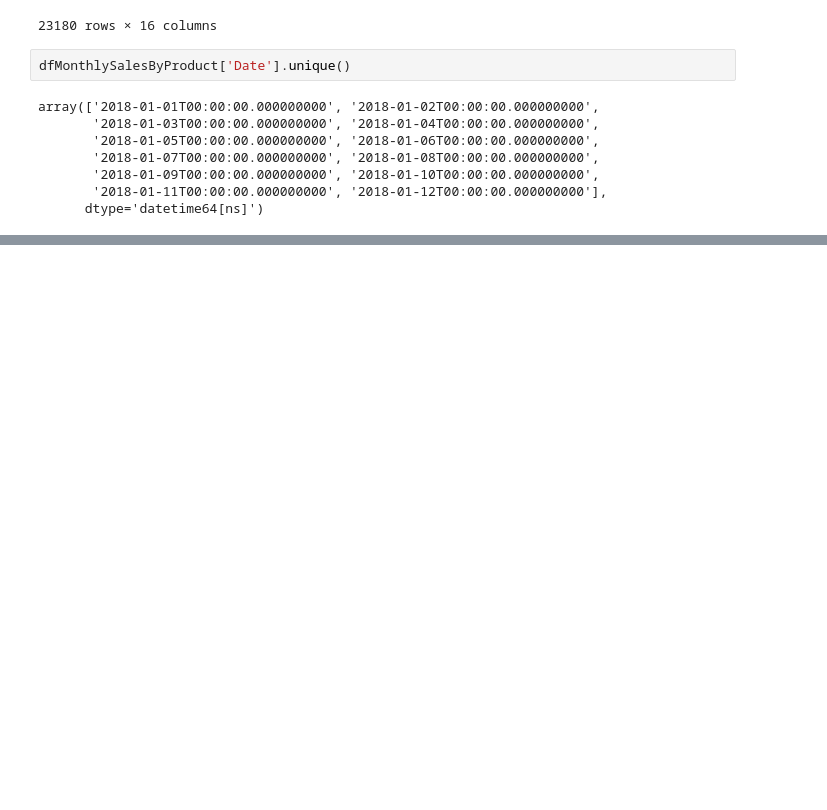
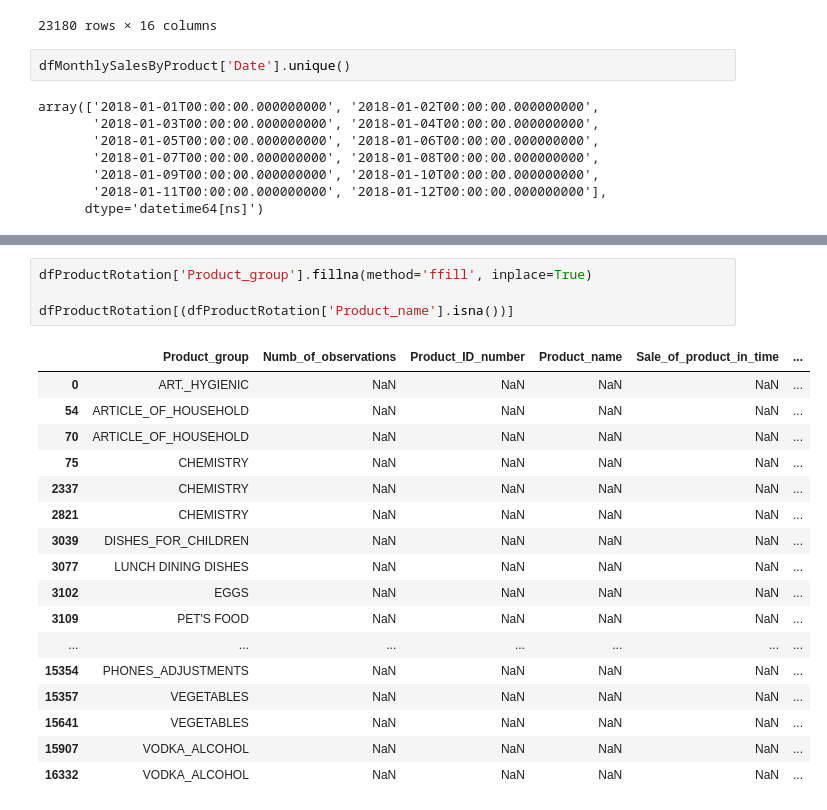
Before and after one commit to georgeolivares/Analisis-de-tienda-Poland, a Jupyter notebook: Analisis de tienda.ipynb, the cells around one changed output, grey strips where cells are left out. Saved outputs shown, nothing was run; the diff lists cells and outputs as text; blank space fills up the shorter version.

```diff
--- a/Analisis de tienda.ipynb
+++ b/Analisis de tienda.ipynb
@@ -464,0 +569,22 @@ array(['2018-01-01T00:00:00.000000000', '2018-01-02T00:00:00.000000000',
+# %%
+dfProductRotation['Product_group'].fillna(method='ffill', inplace=True)
+
+dfProductRotation[(dfProductRotation['Product_name'].isna())]
+# %% [output]
+|  | Product_group | Numb_of_observations | Product_ID_number | Product_name | Sale_of_product_in_time | ... |
+| 0 | ART._HYGIENIC | NaN | NaN | NaN | NaN | ... |
+| 54 | ARTICLE_OF_HOUSEHOLD | NaN | NaN | NaN | NaN | ... |
+| 70 | ARTICLE_OF_HOUSEHOLD | NaN | NaN | NaN | NaN | ... |
+| 75 | CHEMISTRY | NaN | NaN | NaN | NaN | ... |
+| 2337 | CHEMISTRY | NaN | NaN | NaN | NaN | ... |
+| 2821 | CHEMISTRY | NaN | NaN | NaN | NaN | ... |
+| 3039 | DISHES_FOR_CHILDREN | NaN | NaN | NaN | NaN | ... |
+| 3077 | LUNCH DINING DISHES | NaN | NaN | NaN | NaN | ... |
+| 3102 | EGGS | NaN | NaN | NaN | NaN | ... |
+| 3109 | PET'S FOOD | NaN | NaN | NaN | NaN | ... |
+| ... | ... | ... | ... | ... | ... | ... |
+| 15354 | PHONES_ADJUSTMENTS | NaN | NaN | NaN | NaN | ... |
+| 15357 | VEGETABLES | NaN | NaN | NaN | NaN | ... |
+| 15641 | VEGETABLES | NaN | NaN | NaN | NaN | ... |
+| 15907 | VODKA_ALCOHOL | NaN | NaN | NaN | NaN | ... |
+| 16332 | VODKA_ALCOHOL | NaN | NaN | NaN | NaN | ... |
```
Also changed, not shown: parts of 14 cells of this notebook.
